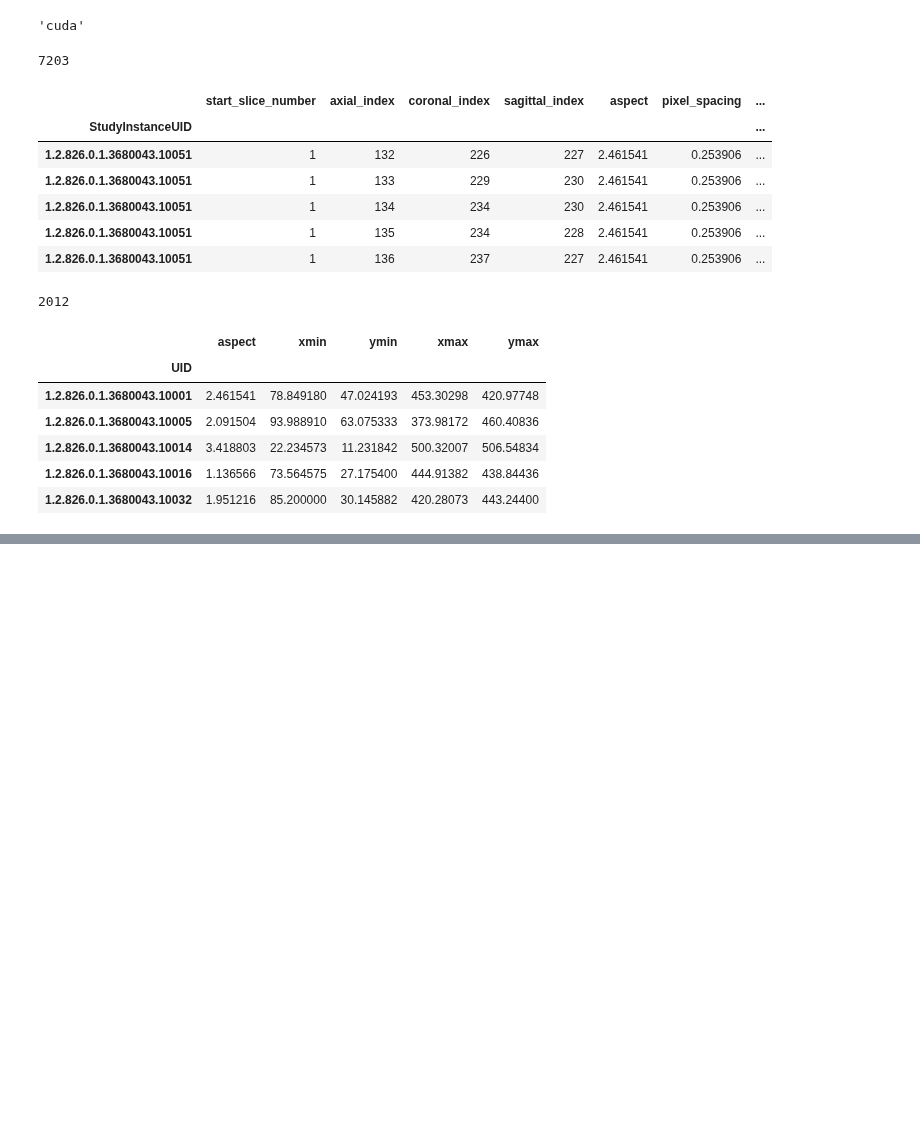
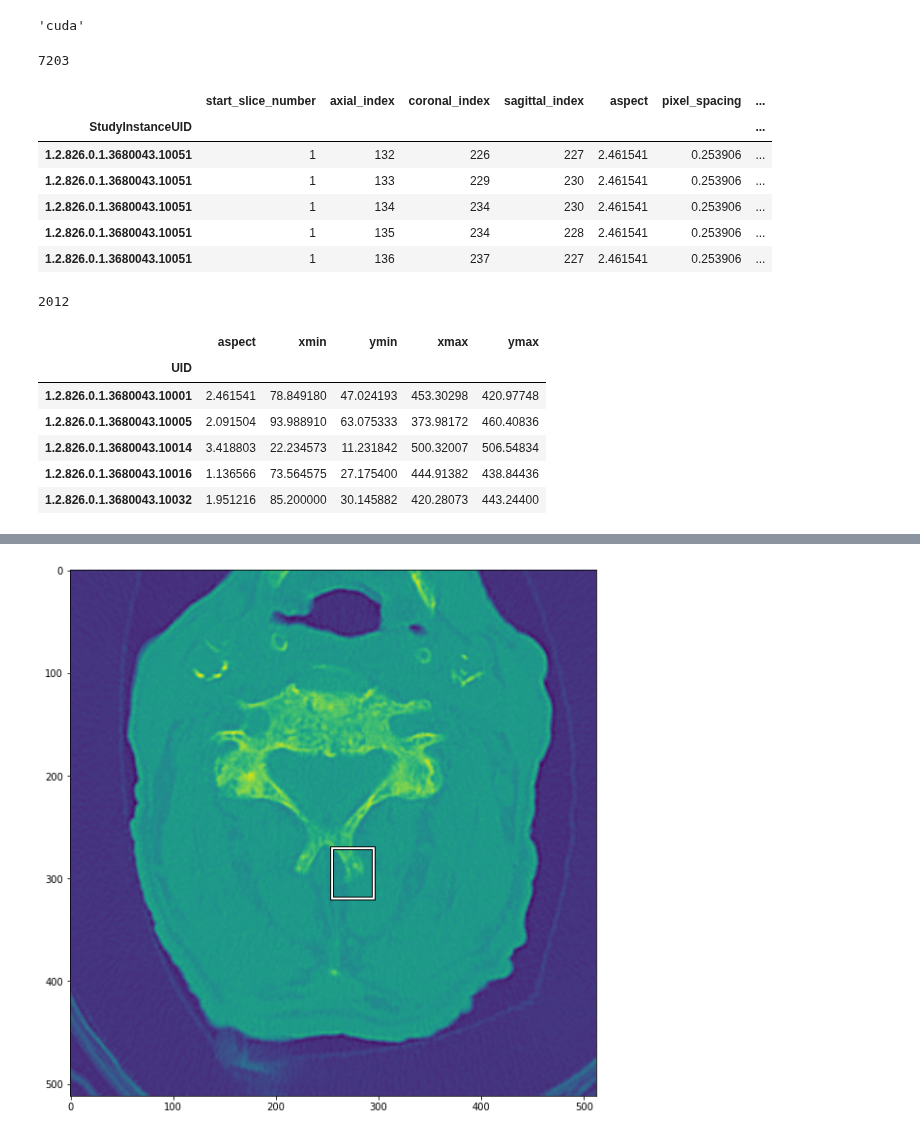
Before and after one commit to ghty011/cervical_spine, a Jupyter notebook: final/train_axial_detection.ipynb, the cells around one changed output, grey strips where cells are left out. Cells and saved outputs as stored; diff of their text form; code cells hidden in the pictures; blank space fills up the shorter version.

```diff
--- a/final/train_axial_detection.ipynb
+++ b/final/train_axial_detection.ipynb
@@ -168,0 +310,91 @@ show_image(image, [bboxes[0], bboxes[1], bboxes[0] + bboxes[2], bboxes[1] + bbox
+# %%
+def get_train_transforms(target_img_size=512):
+    return A.Compose(
+        [
+            A.HorizontalFlip(p=0.5),
+            A.Resize(height=target_img_size, width=target_img_size, p=1),
+            # A.Normalize([0.485, 0.456, 0.406], [0.229, 0.224, 0.225]),
+            A.Normalize(0.5, 0.5),
+            ToTensorV2(p=1),
+        ],
+        p=1.0,
+        bbox_params=A.BboxParams(
+            format="pascal_voc", min_area=0, min_visibility=0, label_fields=["labels"]
+        ),
+    )
+
+
+def get_valid_transforms(target_img_size=512):
+    return A.Compose(
+        [
+            A.Resize(height=target_img_size, width=target_img_size, p=1),
+            # A.Normalize([0.485, 0.456, 0.406], [0.229, 0.224, 0.225]),
+            A.Normalize(0.5, 0.5),
+            ToTensorV2(p=1),
+        ],
+        p=1.0,
+        bbox_params=A.BboxParams(
+            format="pascal_voc", min_area=0, min_visibility=0, label_fields=["labels"]
+        ),
+    )
+
+
+class EfficientDetDataset(Dataset):
+    def __init__(
+            self, dataset_adaptor, transforms=get_valid_transforms()
+    ):
+        self.ds = dataset_adaptor
+        self.transforms = transforms
+
+    def __getitem__(self, index):
+        (
+            image,
+            pascal_bboxes,
+            class_labels,
+            image_id,
+            crop_box
+        ) = self.ds.get_image_and_labels_by_idx(index)
+
+        image, pascal_bboxes = crop_image(image, pascal_bboxes[0], crop_box)
+        pascal_bboxes[0] = max(0, pascal_bboxes[0])
+        pascal_bboxes[1] = max(0, pascal_bboxes[1])
+        pascal_bboxes[2] = min(image.width, pascal_bboxes[2])
+        pascal_bboxes[3] = min(image.height, pascal_bboxes[3])
+
+        sample = {
+            "image": np.array(image, dtype=np.float32),
+            "bboxes": [pascal_bboxes],
+            "labels": class_labels,
+        }
+
+        sample = self.transforms(**sample)
+        sample["bboxes"] = np.array(sample["bboxes"])
+        image = sample["image"]
+        labels = sample["labels"]
+
+        _, new_h, new_w = image.shape
+        sample["bboxes"][:, [0, 1, 2, 3]] = sample["bboxes"][
+                                            :, [1, 0, 3, 2]
+                                            ]  # convert to yxyx
+
+        target = {
+            "bboxes": torch.as_tensor(sample["bboxes"], dtype=torch.float32),
+            "labels": torch.as_tensor(labels),
+            "image_id": torch.tensor([image_id]),
+            "img_size": (new_h, new_w),
+            "img_scale": torch.tensor([1.]),
+        }
+
+        return image, target, image_id
+
+    def __len__(self):
+        return len(self.ds)
+
+
+train_dataset = EfficientDetDataset(da, transforms=get_train_transforms())
+img, ann, idx = train_dataset[370]
+print(ann)
+fig, ax = plt.subplots(1, figsize=(10, 10))
+ax.imshow(img[0, :, :])
+draw_pascal_voc_bboxes(ax, ann['bboxes'][0].cpu().numpy()[[1, 0, 3, 2]])
+# %% [output]
@@ -168,0 +402 @@ show_image(image, [bboxes[0], bboxes[1], bboxes[0] + bboxes[2], bboxes[1] + bbox
+[figure, added]
```
Also changed, not shown: parts of 24 cells of this notebook, 2 other files.
